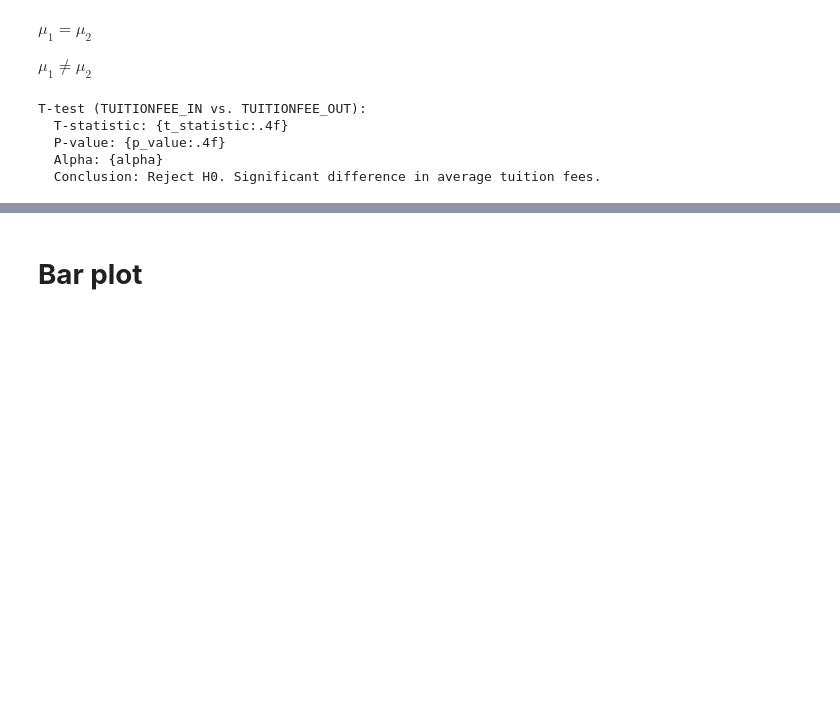
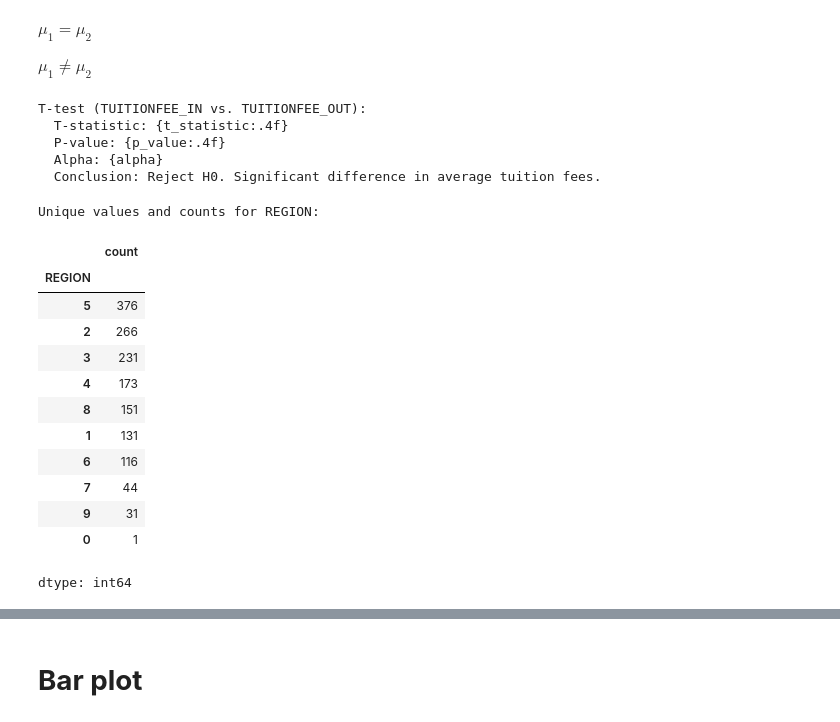
Before and after one commit to jbranca2011-creator/dsrp_2, a Jupyter notebook: Research_project.ipynb, the cells around one changed output, grey strips where cells are left out. Drawn from its saved outputs; the diff is of its cells as text; code cells hidden in the pictures; blank space fills up the shorter version.

```diff
--- a/Research_project.ipynb
+++ b/Research_project.ipynb
@@ -195,3 +195,21 @@ T-test (TUITIONFEE_IN vs. TUITIONFEE_OUT):
   P-value: {p_value:.4f}
   Alpha: {alpha}
   Conclusion: Reject H0. Significant difference in average tuition fees.
+# %%
+print("Unique values and counts for REGION:")
+display(college_df_filled['REGION'].value_counts())
+# %% [output]
+Unique values and counts for REGION:
+|  | count |
+| REGION |  |
+| 5 | 376 |
+| 2 | 266 |
+| 3 | 231 |
+| 4 | 173 |
+| 8 | 151 |
+| 1 | 131 |
+| 6 | 116 |
+| 7 | 44 |
+| 9 | 31 |
+| 0 | 1 |
+dtype: int64
```
Also changed, not shown: parts of 1 cell of this notebook.
